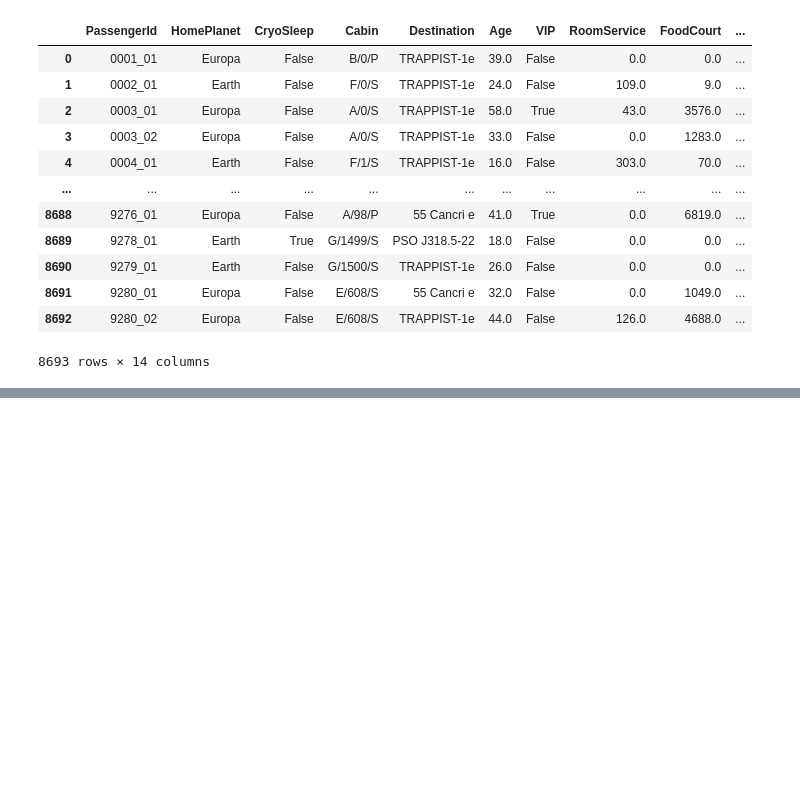
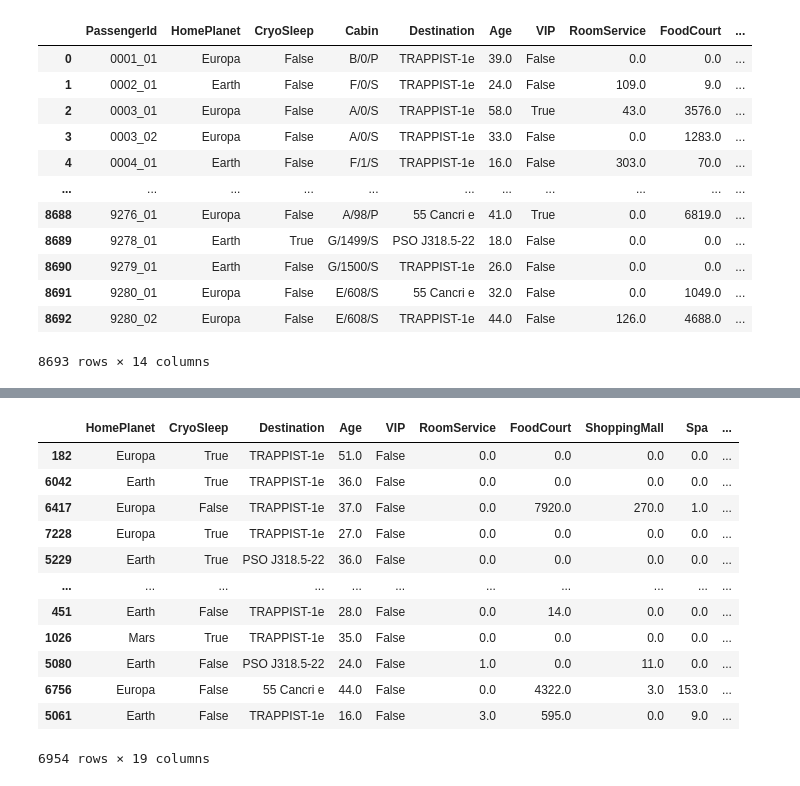
Before and after one commit to woxane/kaggle-spaceship-titanic, a Jupyter notebook: 5.ipynb, the cells around one changed output, grey strips where cells are left out. Saved outputs shown, nothing was run; the diff lists cells and outputs as text; code cells hidden in the pictures; blank space fills up the shorter version.

```diff
--- a/5.ipynb
+++ b/5.ipynb
@@ -110,0 +63,46 @@ standarded_spenting.corr()
+# %%
+name_imputer = SimpleImputer(strategy='constant', fill_value='Unknown Unknown')
+num_imputer = SimpleImputer(strategy='median')
+cat_imputer = SimpleImputer(strategy='constant', fill_value='Unknown')
+# %%
+num_cols = ['Age', 'RoomService', 'FoodCourt', 'ShoppingMall', 'Spa', 'VRDeck']
+cat_cols = ['HomePlanet', 'CryoSleep', 'Cabin', 'Destination', 'VIP']
+
+df_train.loc[:, 'Name'] = name_imputer.fit_transform(df_train.loc[:, 'Name'].to_frame())
+df_train.loc[:, num_cols] = num_imputer.fit_transform(df_train.loc[:, num_cols])
+df_train.loc[:, cat_cols] = cat_imputer.fit_transform(df_train.loc[:, cat_cols])
+# %%
+def update_df(dataframe):
+    df = dataframe.copy()
+
+    df.loc[:, 'FirstName'] = df.loc[:, 'Name'].apply(lambda x: x.split()[0])
+    df.loc[:, 'LastName'] = df.loc[:, 'Name'].apply(lambda x: x.split()[1])
+
+    df.loc[:, 'PassengerGGGG'] = df.loc[:, 'PassengerId'].apply(lambda x: int(x.split('_')[0]))
+    df.loc[:, 'PassengerPP'] = df.loc[:, 'PassengerId'].apply(lambda x: int(x.split('_')[1]))
+
+    df['cabin_deck'] = df['Cabin'].apply(lambda x: x.split('/')[0] if x != 'Unknown' else 'U')
+    df['cabin_num'] = df['Cabin'].apply(lambda x: int(x.split('/')[1]) if x != 'Unknown' else -1)
+    df['cabin_side'] = df['Cabin'].apply(lambda x: x.split('/')[2] if x != 'Unknown' else 'U')
+
+    df.loc[:, 'Spent'] = df.loc[:, ['RoomService', 'FoodCourt', 'ShoppingMall', 'Spa', 'VRDeck']].sum(axis=1)
+    df.drop(['Cabin', 'Name', 'PassengerId'], inplace=True, axis=1)
+
+    return df
+# %%
+df_train_updated = update_df(df_train)
+df_train_updated
+# %% [output]
+|  | HomePlanet | CryoSleep | Destination | Age | VIP | RoomService | FoodCourt | ShoppingMall | Spa | ... |
+| 182 | Europa | True | TRAPPIST-1e | 51.0 | False | 0.0 | 0.0 | 0.0 | 0.0 | ... |
+| 6042 | Earth | True | TRAPPIST-1e | 36.0 | False | 0.0 | 0.0 | 0.0 | 0.0 | ... |
+| 6417 | Europa | False | TRAPPIST-1e | 37.0 | False | 0.0 | 7920.0 | 270.0 | 1.0 | ... |
+| 7228 | Europa | True | TRAPPIST-1e | 27.0 | False | 0.0 | 0.0 | 0.0 | 0.0 | ... |
+| 5229 | Earth | True | PSO J318.5-22 | 36.0 | False | 0.0 | 0.0 | 0.0 | 0.0 | ... |
+| ... | ... | ... | ... | ... | ... | ... | ... | ... | ... | ... |
+| 451 | Earth | False | TRAPPIST-1e | 28.0 | False | 0.0 | 14.0 | 0.0 | 0.0 | ... |
+| 1026 | Mars | True | TRAPPIST-1e | 35.0 | False | 0.0 | 0.0 | 0.0 | 0.0 | ... |
+| 5080 | Earth | False | PSO J318.5-22 | 24.0 | False | 1.0 | 0.0 | 11.0 | 0.0 | ... |
+| 6756 | Europa | False | 55 Cancri e | 44.0 | False | 0.0 | 4322.0 | 3.0 | 153.0 | ... |
+| 5061 | Earth | False | TRAPPIST-1e | 16.0 | False | 3.0 | 595.0 | 0.0 | 9.0 | ... |
+6954 rows × 19 columns
```
Also changed, not shown: parts of 59 cells of this notebook.
